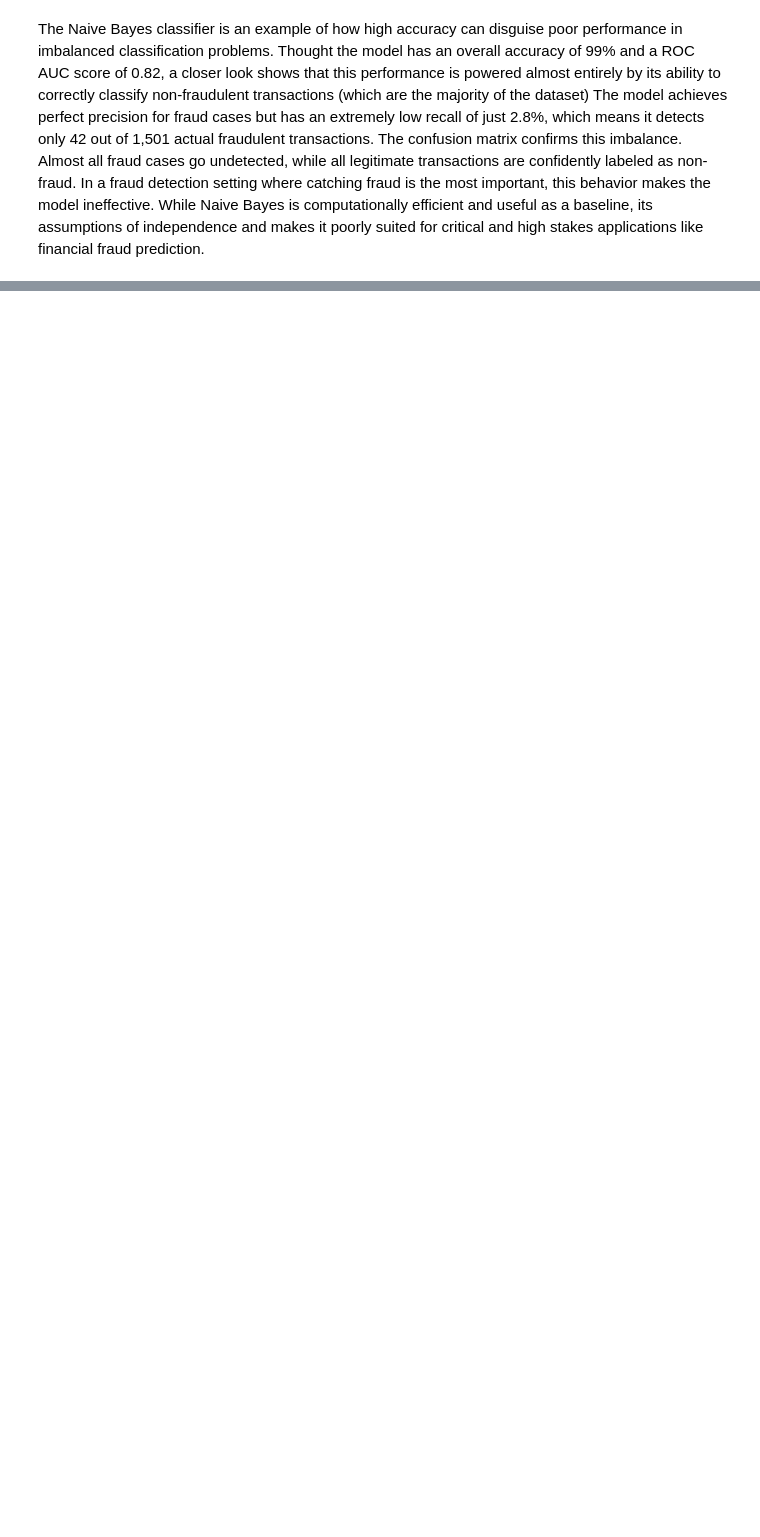
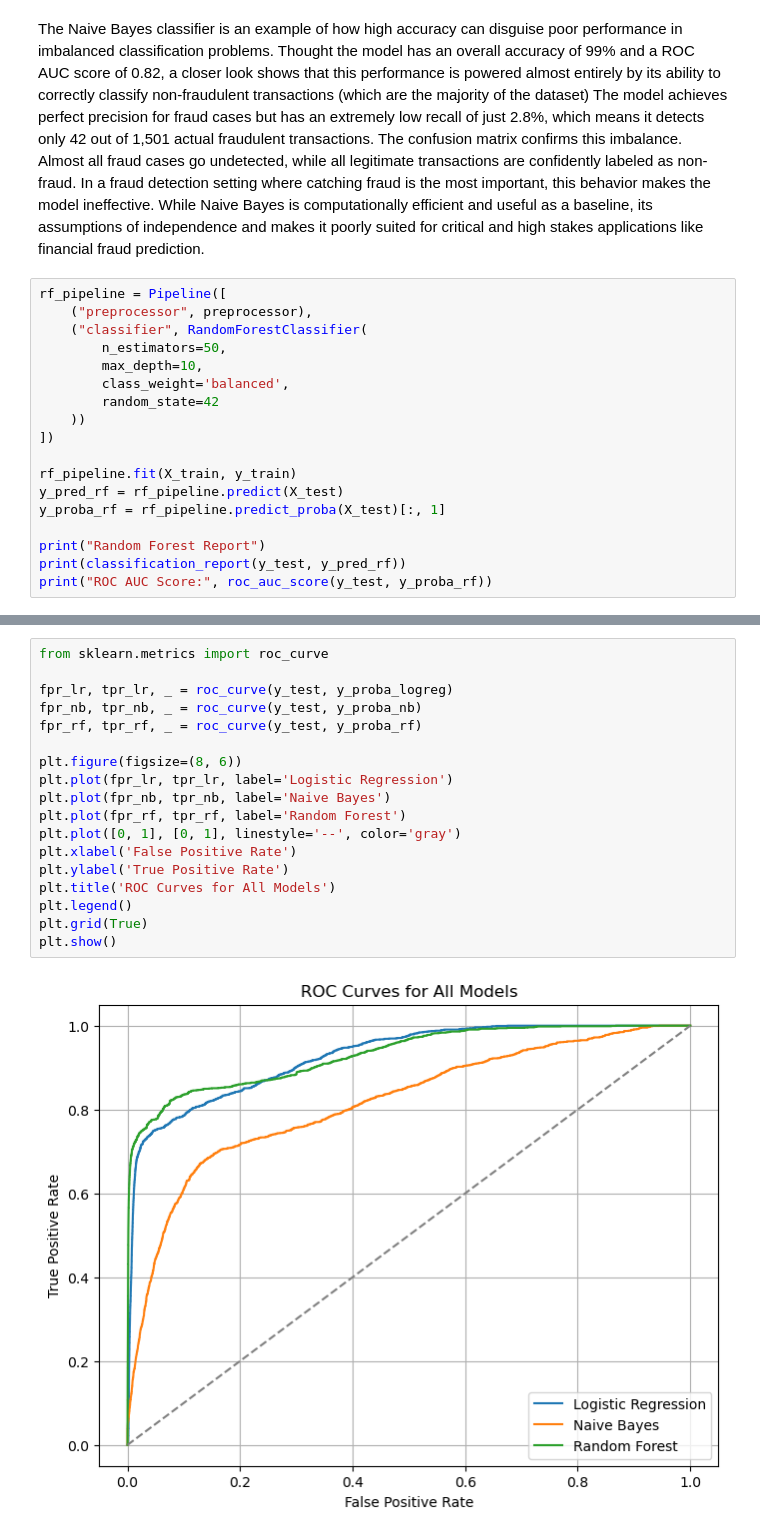
Before and after one commit to gsarav/cmsc320finalproject, a Jupyter notebook: main.ipynb, the cells around one changed output, grey strips where cells are left out. Saved outputs shown, nothing was run; the diff lists cells and outputs as text; blank space fills up the shorter version.

```diff
--- a/main.ipynb
+++ b/main.ipynb
@@ -481,2 +522,20 @@ plt.show()
 # %% [markdown]
 The Naive Bayes classifier is an example of how high accuracy can disguise poor performance in imbalanced classification problems. Thought the model has an overall accuracy of 99% and a ROC AUC score of 0.82, a closer look shows that this performance is powered almost entirely by its ability to correctly classify non-fraudulent transactions (which are the majority of the dataset) The model achieves perfect precision for fraud cases but has an extremely low recall of just 2.8%, which means it detects only 42 out of 1,501 actual fraudulent transactions. The confusion matrix confirms this imbalance. Almost all fraud cases go undetected, while all legitimate transactions are confidently labeled as non-fraud. In a fraud detection setting where catching fraud is the most important, this behavior makes the model ineffective. While Naive Bayes is computationally efficient and useful as a baseline, its  assumptions of independence and makes it poorly suited for critical and high stakes applications like financial fraud prediction.
+# %%
+rf_pipeline = Pipeline([
+    ("preprocessor", preprocessor),
+    ("classifier", RandomForestClassifier(
+        n_estimators=50,
+        max_depth=10,
+        class_weight='balanced',
+        random_state=42
+    ))
+])
+
+rf_pipeline.fit(X_train, y_train)
+y_pred_rf = rf_pipeline.predict(X_test)
+y_proba_rf = rf_pipeline.predict_proba(X_test)[:, 1]
+
+print("Random Forest Report")
+print(classification_report(y_test, y_pred_rf))
+print("ROC AUC Score:", roc_auc_score(y_test, y_proba_rf))
@@ -482,0 +554,20 @@ The Naive Bayes classifier is an example of how high accuracy can disguise poor
+# %%
+from sklearn.metrics import roc_curve
+
+fpr_lr, tpr_lr, _ = roc_curve(y_test, y_proba_logreg)
+fpr_nb, tpr_nb, _ = roc_curve(y_test, y_proba_nb)
+fpr_rf, tpr_rf, _ = roc_curve(y_test, y_proba_rf)
+
+plt.figure(figsize=(8, 6))
+plt.plot(fpr_lr, tpr_lr, label='Logistic Regression')
+plt.plot(fpr_nb, tpr_nb, label='Naive Bayes')
+plt.plot(fpr_rf, tpr_rf, label='Random Forest')
+plt.plot([0, 1], [0, 1], linestyle='--', color='gray')
+plt.xlabel('False Positive Rate')
+plt.ylabel('True Positive Rate')
+plt.title('ROC Curves for All Models')
+plt.legend()
+plt.grid(True)
+plt.show()
+# %% [output]
+[figure, added]
```
Also changed, not shown: parts of 17 cells of this notebook, 1 other file.
